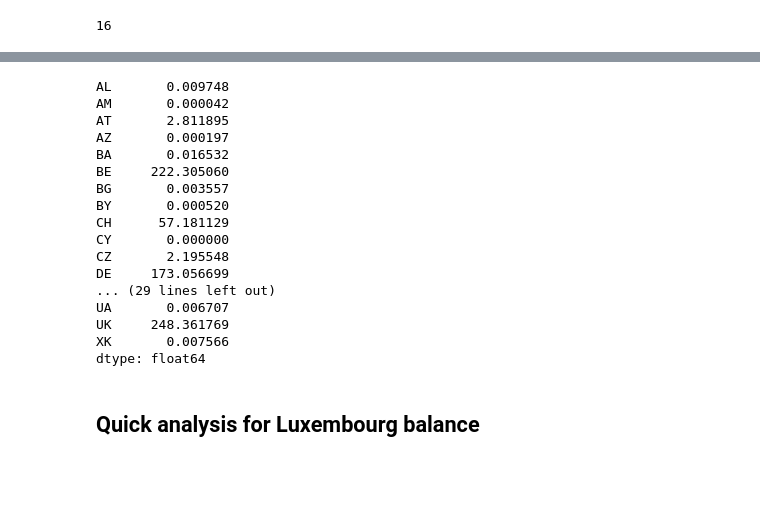
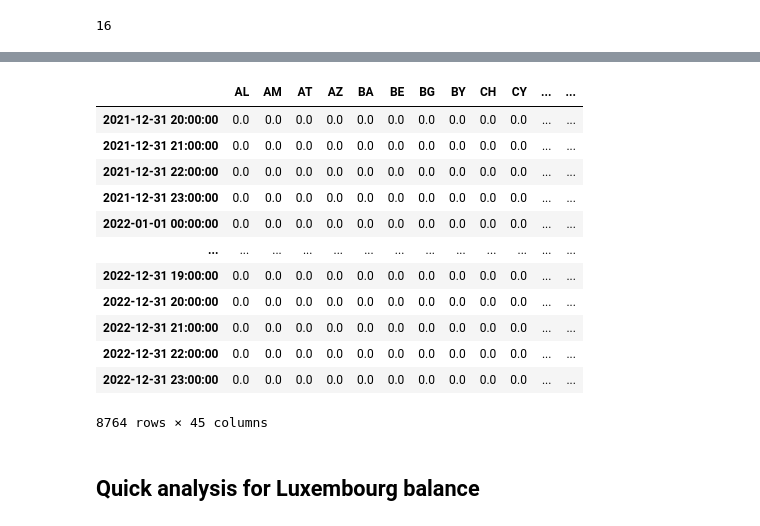
Before and after one commit to thomasgibon/energy-charts-remake, a Jupyter notebook: electricity_trade.ipynb, the cells around one changed output, grey strips where cells are left out. Saved outputs shown, nothing was run; the diff lists cells and outputs as text; code cells hidden in the pictures; blank space fills up the shorter version.

```diff
--- a/electricity_trade.ipynb
+++ b/electricity_trade.ipynb
@@ -429,5 +454,6 @@ P_full = P_full.reindex(pd.MultiIndex.from_product([time_series, full_index])).r
 # %%
 p3d_prod = P_full['production mix'].to_numpy().reshape(8764, n_r, 19)
+t3d_prod = T_full['production mix'].to_numpy().reshape(8764, n_r, 19)
 # %%
 # quick check, all values have to be within 1% in absolute (seems we can't get a closer match)
 np.testing.assert_allclose(p3d_prod[4000,:,:], P_prod.T)
@@ -450,6 +477,7 @@ np.testing.assert_allclose(l3d[4000,:,:], L_trade)
 # s - source (technology)
 # i - country of import
 mix = np.einsum('tcs,tic->tcs', p3d_prod, l3d)
+vol = np.einsum('tcs,tic->tcs', t3d_prod, l3d)
 # %%
 L_trade.columns.get_loc('FR')
 # %% [output]
@@ -523,25 +559,21 @@ pd.DataFrame(l3d[:,16,:],
 # %%
-pd.DataFrame(l3d[:,:,16],
+pd.DataFrame(vol[:,:,16],
              index=time_series,
-             columns=L_trade.columns).drop('FR',axis=1).sum()
+             columns=L_trade.columns)
 # %% [output]
+|  | AL | AM | AT | AZ | BA | BE | BG | BY | CH | CY | ... | ... |
+| 2021-12-31 20:00:00 | 0.0 | 0.0 | 0.0 | 0.0 | 0.0 | 0.0 | 0.0 | 0.0 | 0.0 | 0.0 | ... | ... |
+| 2021-12-31 21:00:00 | 0.0 | 0.0 | 0.0 | 0.0 | 0.0 | 0.0 | 0.0 | 0.0 | 0.0 | 0.0 | ... | ... |
+| 2021-12-31 22:00:00 | 0.0 | 0.0 | 0.0 | 0.0 | 0.0 | 0.0 | 0.0 | 0.0 | 0.0 | 0.0 | ... | ... |
+| 2021-12-31 23:00:00 | 0.0 | 0.0 | 0.0 | 0.0 | 0.0 | 0.0 | 0.0 | 0.0 | 0.0 | 0.0 | ... | ... |
+| 2022-01-01 00:00:00 | 0.0 | 0.0 | 0.0 | 0.0 | 0.0 | 0.0 | 0.0 | 0.0 | 0.0 | 0.0 | ... | ... |
+| ... | ... | ... | ... | ... | ... | ... | ... | ... | ... | ... | ... | ... |
+| 2022-12-31 19:00:00 | 0.0 | 0.0 | 0.0 | 0.0 | 0.0 | 0.0 | 0.0 | 0.0 | 0.0 | 0.0 | ... | ... |
+| 2022-12-31 20:00:00 | 0.0 | 0.0 | 0.0 | 0.0 | 0.0 | 0.0 | 0.0 | 0.0 | 0.0 | 0.0 | ... | ... |
+| 2022-12-31 21:00:00 | 0.0 | 0.0 | 0.0 | 0.0 | 0.0 | 0.0 | 0.0 | 0.0 | 0.0 | 0.0 | ... | ... |
+| 2022-12-31 22:00:00 | 0.0 | 0.0 | 0.0 | 0.0 | 0.0 | 0.0 | 0.0 | 0.0 | 0.0 | 0.0 | ... | ... |
+| 2022-12-31 23:00:00 | 0.0 | 0.0 | 0.0 | 0.0 | 0.0 | 0.0 | 0.0 | 0.0 | 0.0 | 0.0 | ... | ... |
-AL       0.009748
-AM       0.000042
-AT       2.811895
-AZ       0.000197
-BA       0.016532
-BE     222.305060
-BG       0.003557
-BY       0.000520
-CH      57.181129
-CY       0.000000
-CZ       2.195548
-DE     173.056699
-... (29 lines left out)
-UA       0.006707
-UK     248.361769
-XK       0.007566
-dtype: float64
+8764 rows × 45 columns
 # %% [markdown]
 ## Quick analysis for Luxembourg balance
 # %%
```
Also changed, not shown: parts of 24 cells of this notebook.
